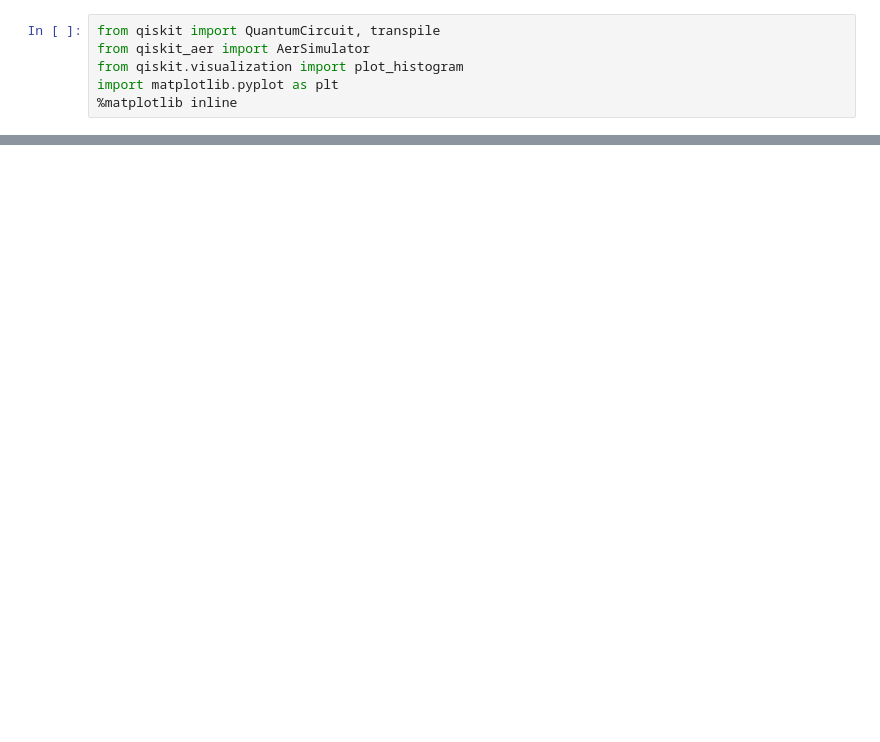
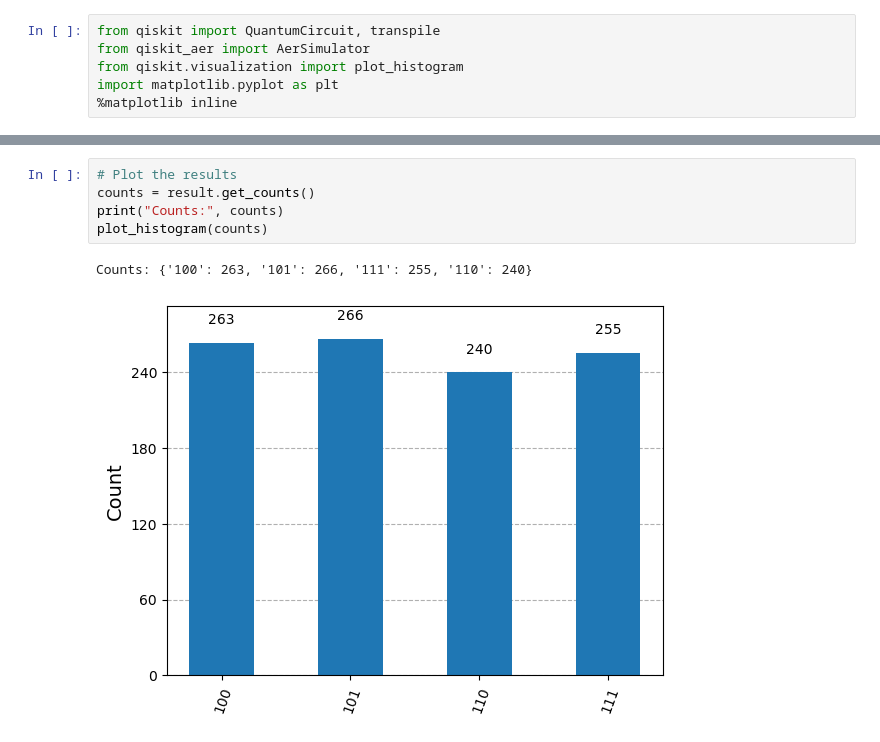
Before and after one commit to satwiksps/Quantum_Computing, a Jupyter notebook: Quantum_Teleportation.ipynb, the cells around one changed output, grey strips where cells are left out. Cells and saved outputs as stored; diff of their text form; blank space fills up the shorter version.

```diff
--- a/Quantum_Teleportation.ipynb
+++ b/Quantum_Teleportation.ipynb
@@ -53,0 +88,8 @@ plt.show()
+# %%
+# Plot the results
+counts = result.get_counts()
+print("Counts:", counts)
+plot_histogram(counts)
+# %% [output]
+Counts: {'100': 263, '101': 266, '111': 255, '110': 240}
+[figure, added]
```
Also changed, not shown: parts of 7 cells of this notebook.
